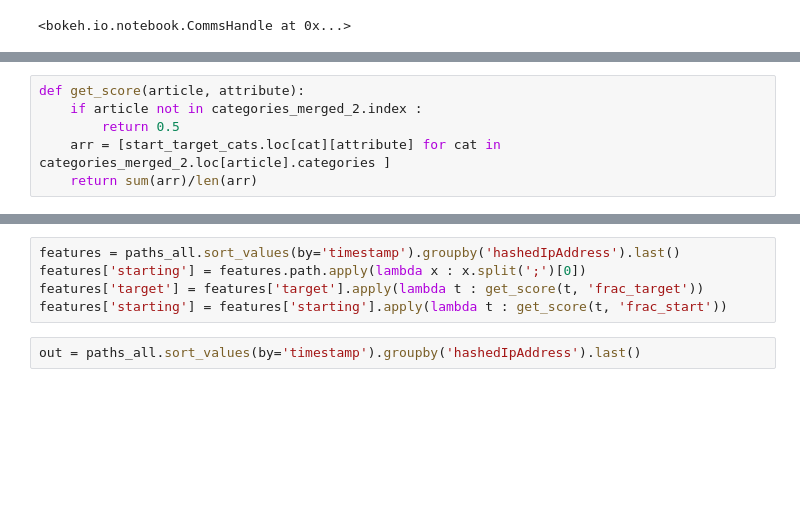
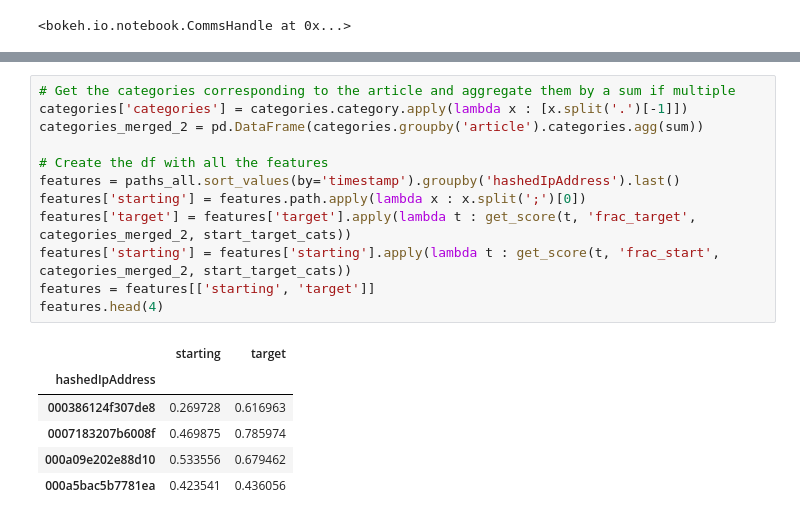
Before and after one commit to epfl-ada/ada-2022-project-7yobananaboy7, a Jupyter notebook: Cluster pages .ipynb, the cells around one changed output, grey strips where cells are left out. Cells and saved outputs as stored; diff of their text form; blank space fills up the shorter version.

```diff
--- a/Cluster pages .ipynb
+++ b/Cluster pages .ipynb
@@ -459,6 +290,0 @@ Loading BokehJS ...
-# %%
-def get_score(article, attribute):
-    if article not in categories_merged_2.index :
-        return 0.5
-    arr = [start_target_cats.loc[cat][attribute] for cat in categories_merged_2.loc[article].categories ]
-    return sum(arr)/len(arr)
@@ -468,7 +304,19 @@ categories_merged_2 = pd.DataFrame(categories.groupby('article').categories.agg(
 # %%
+# Get the categories corresponding to the article and aggregate them by a sum if multiple
+categories['categories'] = categories.category.apply(lambda x : [x.split('.')[-1]])
+categories_merged_2 = pd.DataFrame(categories.groupby('article').categories.agg(sum))
+
+# Create the df with all the features
 features = paths_all.sort_values(by='timestamp').groupby('hashedIpAddress').last()
 features['starting'] = features.path.apply(lambda x : x.split(';')[0])
-features['target'] = features['target'].apply(lambda t : get_score(t, 'frac_target'))
-features['starting'] = features['starting'].apply(lambda t : get_score(t, 'frac_start'))
+features['target'] = features['target'].apply(lambda t : get_score(t, 'frac_target', categories_merged_2, start_target_cats))
+features['starting'] = features['starting'].apply(lambda t : get_score(t, 'frac_start', categories_merged_2, start_target_cats))
+features = features[['starting', 'target']]
+features.head(4)
+# %% [output]
+|  | starting | target |
+| hashedIpAddress |  |  |
+| 000386124f307de8 | 0.269728 | 0.616963 |
+| 0007183207b6008f | 0.469875 | 0.785974 |
+| 000a09e202e88d10 | 0.533556 | 0.679462 |
+| 000a5bac5b7781ea | 0.423541 | 0.436056 |
-# %%
-out = paths_all.sort_values(by='timestamp').groupby('hashedIpAddress').last()
```
Also changed, not shown: parts of 43 cells of this notebook, 2 other files.
